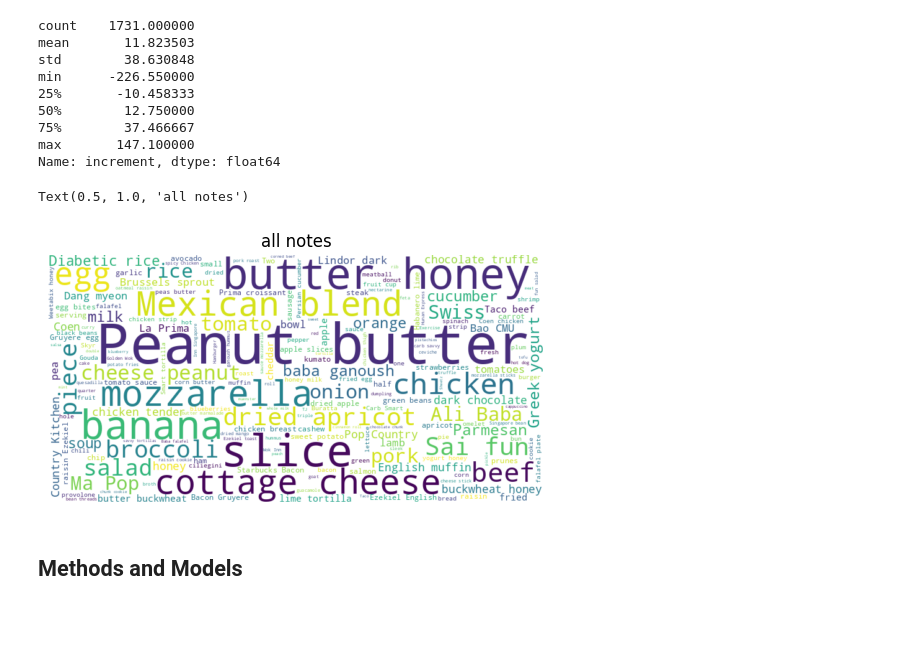
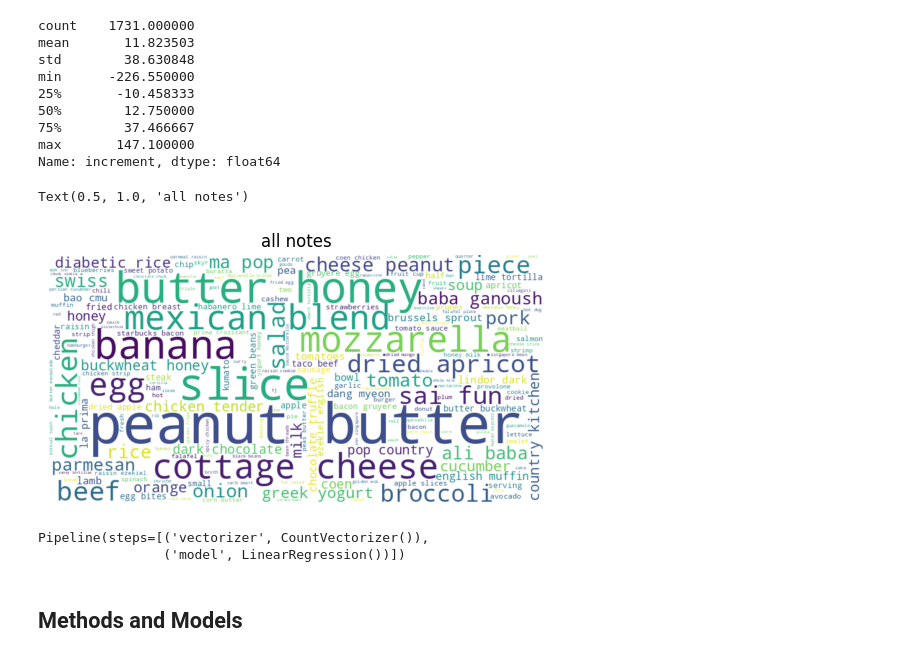
Before and after one commit to piggyatbaqaqi/sugarbowl, a Jupyter notebook: explore/sugarbowl_piggy.ipynb, the cells around one changed output. Drawn from its saved outputs; the diff is of its cells as text; code cells hidden in the pictures; blank space fills up the shorter version.

Commit message:
Start of a model...

```diff
--- a/explore/sugarbowl_piggy.ipynb
+++ b/explore/sugarbowl_piggy.ipynb
@@ -200,14 +202,14 @@ max       147.100000
 Name: increment, dtype: float64
 # %%
 # Combine all notes into a single string
-all_notes = ' '.join(meals['Notes'])
+all_notes = ' '.join(meals['Notes']).lower()
 
 # Create the WordCloud object
 all_notes_wordcloud = WordCloud(width=800, height=400, background_color='white').generate(all_notes)
 
 plt.imshow(all_notes_wordcloud, interpolation='bilinear')
 plt.axis('off')
 plt.title('all notes')
 # %% [output]
 Text(0.5, 1.0, 'all notes')
-[figure, old version]
+[figure, new version]
@@ -214,3 +220,12 @@ Text(0.5, 1.0, 'all notes')
+# %%
+meal_linear_pipeline = Pipeline([
+    ("vectorizer", CountVectorizer()),
+    ("model", LinearRegression()),
+])
+meal_linear_pipeline.fit(train_meals['Notes'], train_meals['increment'])
+# %% [output]
+Pipeline(steps=[('vectorizer', CountVectorizer()),
+                ('model', LinearRegression())])
 # %% [markdown]
 ## Methods and Models
 # %% [markdown]
```
Also changed, not shown: parts of 3 cells of this notebook.
